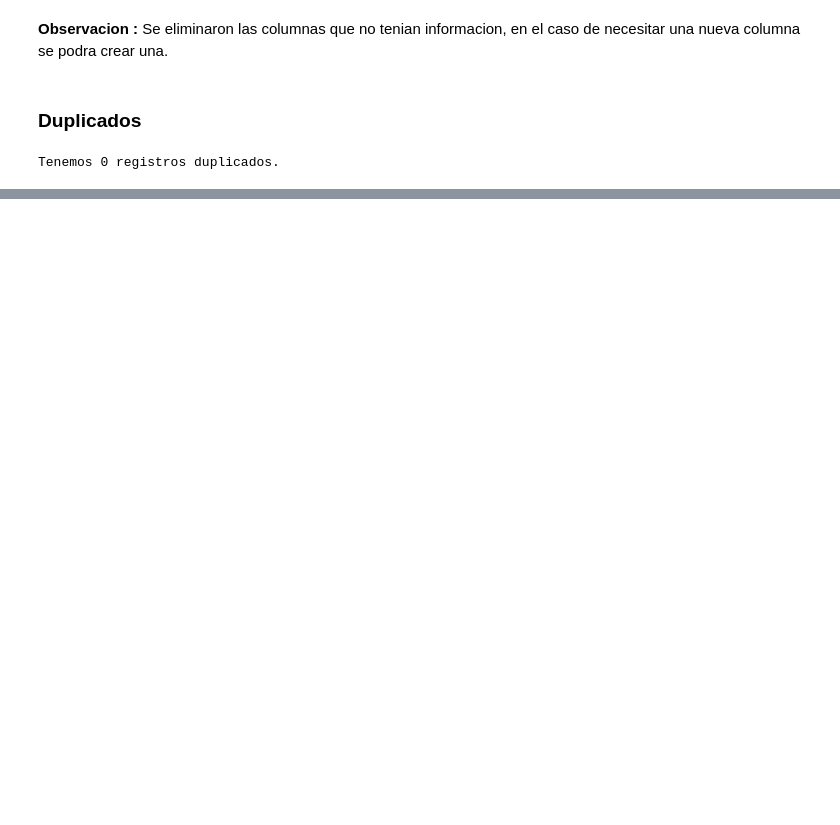
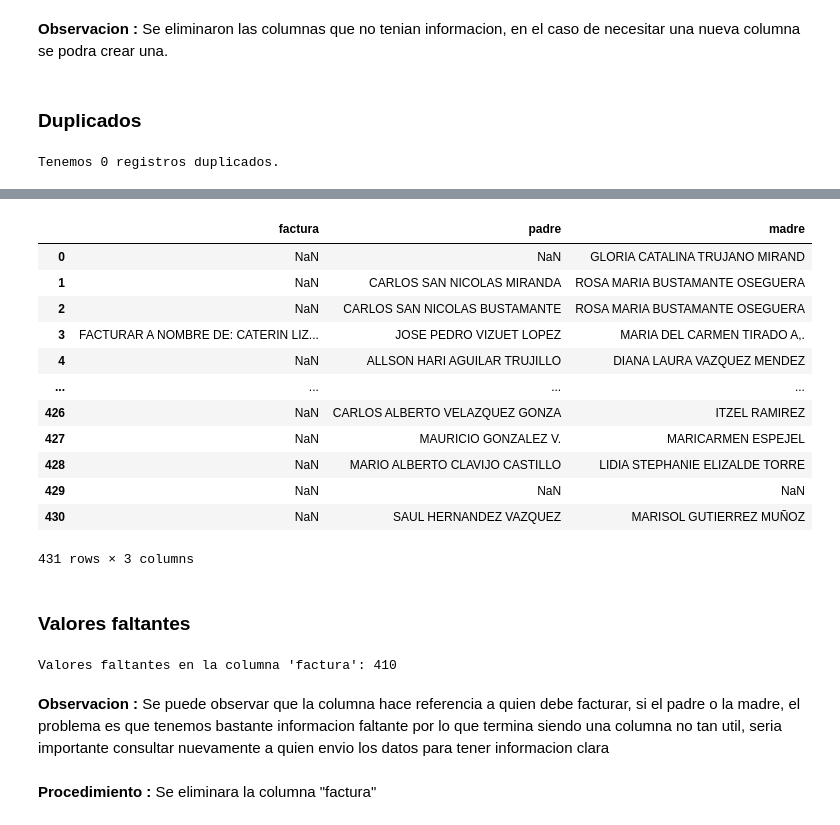
Before and after one commit to franco18min/Data-Analytics-Prueba-Tecnica, a Jupyter notebook: Analisis_Limpieza_Datos.ipynb, the cells around one changed output, grey strips where cells are left out. Cells and saved outputs as stored; diff of their text form; code cells hidden in the pictures; blank space fills up the shorter version.

```diff
--- a/Analisis_Limpieza_Datos.ipynb
+++ b/Analisis_Limpieza_Datos.ipynb
@@ -165,0 +317,6 @@ Tenemos 0 registros duplicados.
+# %%
+#Vamos a sobrescribir en la columna "clave" la union de las columnas "clave" y "digban"
+#Para unir ambas columnas sera necesario convertir a string las columnas y sumarlas
+df['clave'] = df['clave'].astype(str) + df['digban'].astype(str)
+#Eliminamos la columna "digban"
+df.drop(columns='digban', inplace=True)
@@ -165,0 +334,3 @@ Tenemos 0 registros duplicados.
+# %%
+#Cambiar str a int
+df['clave'] = df['clave'].astype(int)
@@ -165,0 +410,19 @@ Tenemos 0 registros duplicados.
+# %%
+#ver columna factura y nomprep y nombrem para encontrar alguna relacion
+df[['factura', 'padre', 'madre']]
+# %% [output]
+|  | factura | padre | madre |
+| 0 | NaN | NaN | GLORIA CATALINA TRUJANO MIRAND |
+| 1 | NaN | CARLOS SAN NICOLAS MIRANDA | ROSA MARIA BUSTAMANTE OSEGUERA |
+| 2 | NaN | CARLOS SAN NICOLAS BUSTAMANTE | ROSA MARIA BUSTAMANTE OSEGUERA |
+| 3 | FACTURAR A NOMBRE DE: CATERIN LIZ... | JOSE PEDRO VIZUET LOPEZ | MARIA DEL CARMEN TIRADO A,. |
+| 4 | NaN | ALLSON HARI AGUILAR TRUJILLO | DIANA LAURA VAZQUEZ MENDEZ |
+| ... | ... | ... | ... |
+| 426 | NaN | CARLOS ALBERTO VELAZQUEZ GONZA | ITZEL RAMIREZ |
+| 427 | NaN | MAURICIO GONZALEZ V. | MARICARMEN ESPEJEL |
+| 428 | NaN | MARIO ALBERTO CLAVIJO CASTILLO | LIDIA STEPHANIE ELIZALDE TORRE |
+| 429 | NaN | NaN | NaN |
+| 430 | NaN | SAUL HERNANDEZ VAZQUEZ | MARISOL GUTIERREZ MUÑOZ |
+431 rows × 3 columns
+# %% [markdown]
+### Valores faltantes
@@ -165,0 +433,10 @@ Tenemos 0 registros duplicados.
+# %%
+nulos = df['factura'].isnull().sum()
+#Suma de nulos y Nan
+print(f"Valores faltantes en la columna 'factura': {nulos + len(df_nan)}")
+# %% [output]
+Valores faltantes en la columna 'factura': 410
+# %% [markdown]
+**Observacion :**  Se puede observar que la columna hace referencia a quien debe facturar, si el padre o la madre, el problema es que tenemos bastante informacion faltante por lo que termina siendo una columna no tan util, seria importante consultar nuevamente a quien envio los datos para tener informacion clara
+# %% [markdown]
+**Procedimiento :** Se eliminara la columna "factura"
```
Also changed, not shown: parts of 453 cells of this notebook, 8 other files.
